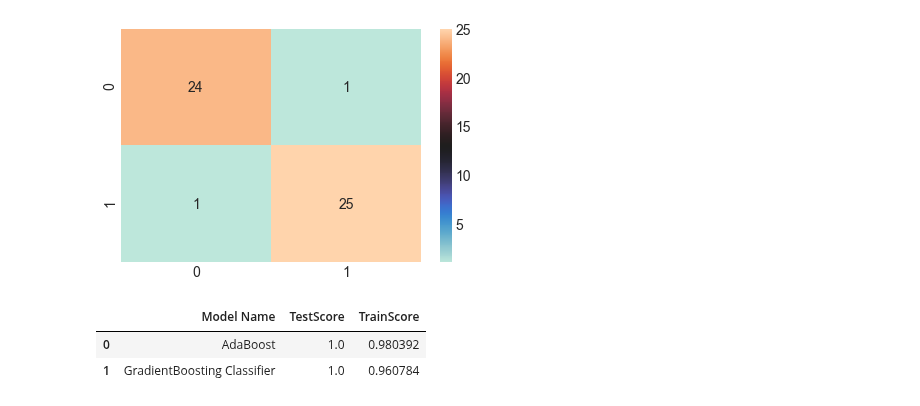
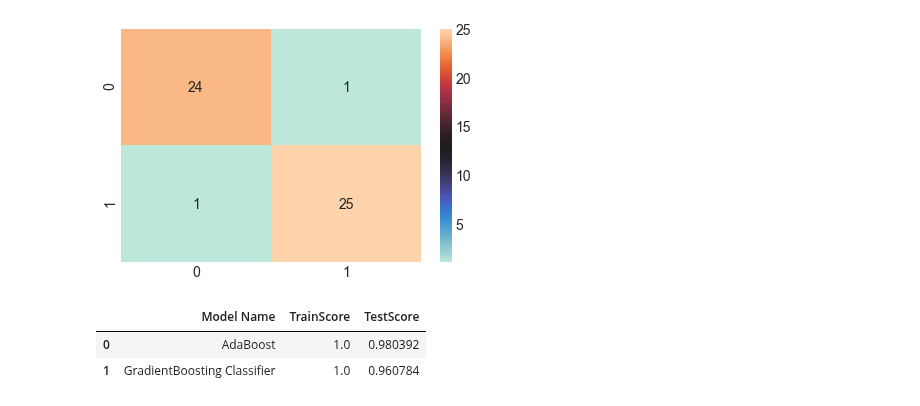
Before and after one commit to corentinleroux/ML-Project-M2IKSEM, a Jupyter notebook: notebook/Boosting.ipynb, the cells around one changed output. Cells and saved outputs as stored; diff of their text form; code cells hidden in the pictures.

```diff
--- a/notebook/Boosting.ipynb
+++ b/notebook/Boosting.ipynb
@@ -212,14 +212,14 @@ gb_score_train = gb.score(X_train, y_train)
 # %%
 scores = [['AdaBoost',adaboost_score_train,adaboost_score_test],
           ['GradientBoosting Classifier',gb_score_train,gb_score_test],
          ]
 
-score_df = pd.DataFrame(scores, columns = ['Model Name', 'TestScore' , 'TrainScore'])
-score_df.sort_values(by=["TestScore", "TrainScore"], ascending = False)
+score_df = pd.DataFrame(scores, columns = ['Model Name', 'TrainScore' , 'TestScore'])
+score_df.sort_values(by=["TestScore"], ascending = False)
 
 # in conclusion, the gradient boosting classifier did worse than the adaboost classifier
 # AdaBoost models results in a higher accuracy of 98%
 # %% [output]
-|  | Model Name | TestScore | TrainScore |
+|  | Model Name | TrainScore | TestScore |
 | 0 | AdaBoost | 1.0 | 0.980392 |
 | 1 | GradientBoosting Classifier | 1.0 | 0.960784 |
```
